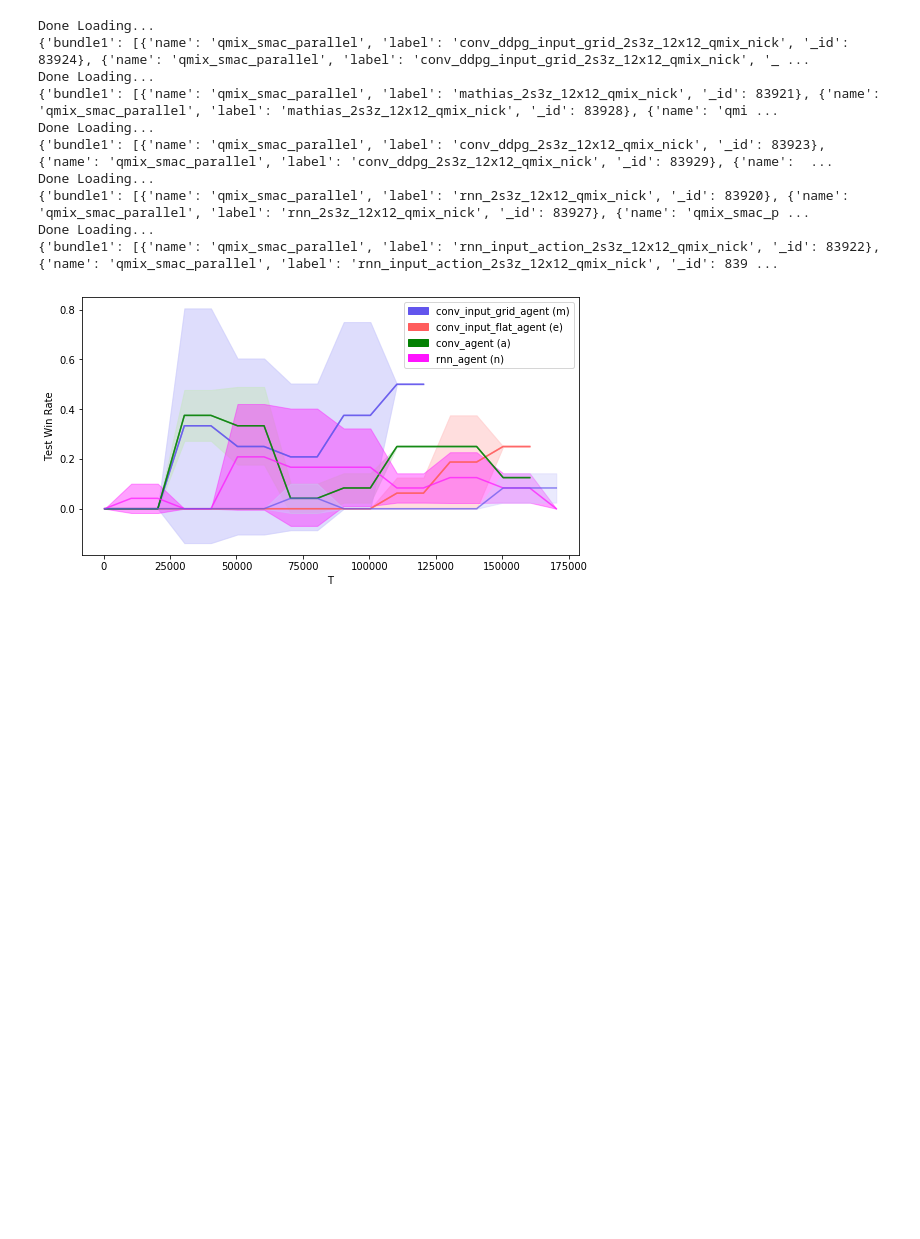
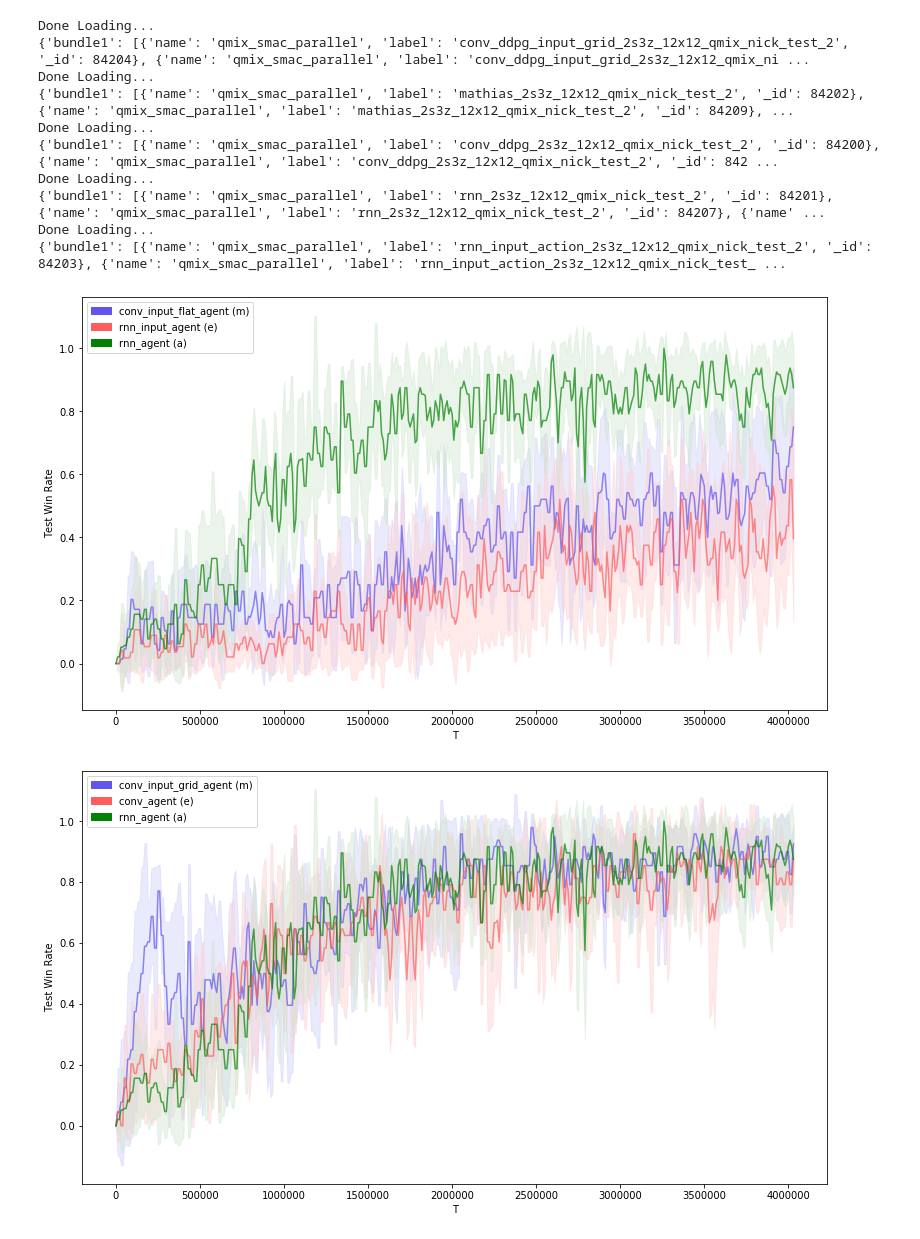
Before and after one commit to nicholasburden/pymarl, a Jupyter notebook: analysis/analysis.ipynb, the cells around one changed output. Drawn from its saved outputs; the diff is of its cells as text; code cells hidden in the pictures; blank space fills up the shorter version.

```diff
--- a/analysis/analysis.ipynb
+++ b/analysis/analysis.ipynb
@@ -13,45 +14,55 @@ mongo_central = MongoCentral(conf_names=["gandalf_pymarl"],
 # %%
 
 #2s3z 12x12 qmix
 
 
-data__conv_ddpg_input_grid = mongo_central.get_name_label_names("", "conv_ddpg_input_grid_2s3z_12x12_qmix_nick")
+data__conv_ddpg_input_grid = mongo_central.get_name_label_names("", "conv_ddpg_input_grid_2s3z_12x12_qmix_nick_test_2")
 print(data__conv_ddpg_input_grid)
 
-data__mathias = mongo_central.get_name_label_names("", "mathias_2s3z_12x12_qmix_nick")
+data__mathias = mongo_central.get_name_label_names("", "mathias_2s3z_12x12_qmix_nick_test_2")
 print(data__mathias)
 
-data__conv_ddpg = mongo_central.get_name_label_names("", "conv_ddpg_2s3z_12x12_qmix_nick")
+data__conv_ddpg = mongo_central.get_name_label_names("", "conv_ddpg_2s3z_12x12_qmix_nick_test_2")
 print(data__conv_ddpg)
 
-data__rnn = mongo_central.get_name_label_names("", "rnn_2s3z_12x12_qmix_nick")
+data__rnn = mongo_central.get_name_label_names("", "rnn_2s3z_12x12_qmix_nick_test_2")
 print(data__rnn)
 
-data__rnn_input_action = mongo_central.get_name_label_names("", "rnn_input_action_2s3z_12x12_qmix_nick")
+data__rnn_input_action = mongo_central.get_name_label_names("", "rnn_input_action_2s3z_12x12_qmix_nick_test_2")
 print(data__rnn_input_action)
 
 
 bavg = bundle_average(mongo_central,
+                      [("conv_input_flat_agent", data__mathias, "test_battle_won_mean", "test_battle_won_mean_T"),
+                       ("rnn_input_agent", data__rnn_input_action, "test_battle_won_mean", "test_battle_won_mean_T"),
+                       ("rnn_agent", data__rnn, "test_battle_won_mean", "test_battle_won_mean_T")
+                      ],
+                      no_fails=True,
+                      window=20000)
+
+bavg2 = bundle_average(mongo_central,
                       [("conv_input_grid_agent", data__conv_ddpg_input_grid, "test_battle_won_mean", "test_battle_won_mean_T"),
-                      ("conv_input_flat_agent", data__mathias, "test_battle_won_mean", "test_battle_won_mean_T"),
                        ("conv_agent", data__conv_ddpg, "test_battle_won_mean", "test_battle_won_mean_T"),
-                       ("rnn_agent", data__rnn, "test_battle_won_mean", "test_battle_won_mean_T"),
-                       ("rnn_input_agent", data__rnn_input_action, "test_battle_won_mean", "test_battle_won_mean_T")
+                       ("rnn_agent", data__rnn, "test_battle_won_mean", "test_battle_won_mean_T")
                       ],
                       no_fails=True,
                       window=20000)
 
 a = plot_bundle_avgs(bavg,
-                     figsize=(10,5))
+                     figsize=(15,8))
+
+b = plot_bundle_avgs(bavg2,
+                     figsize=(15,8))
 # %% [output]
 Done Loading...
-{'bundle1': [{'name': 'qmix_smac_parallel', 'label': 'conv_ddpg_input_grid_2s3z_12x12_qmix_nick', '_id': 83924}, {'name': 'qmix_smac_parallel', 'label': 'conv_ddpg_input_grid_2s3z_12x12_qmix_nick', '_ ...
+{'bundle1': [{'name': 'qmix_smac_parallel', 'label': 'conv_ddpg_input_grid_2s3z_12x12_qmix_nick_test_2', '_id': 84204}, {'name': 'qmix_smac_parallel', 'label': 'conv_ddpg_input_grid_2s3z_12x12_qmix_ni ...
 Done Loading...
-{'bundle1': [{'name': 'qmix_smac_parallel', 'label': 'mathias_2s3z_12x12_qmix_nick', '_id': 83921}, {'name': 'qmix_smac_parallel', 'label': 'mathias_2s3z_12x12_qmix_nick', '_id': 83928}, {'name': 'qmi ...
+{'bundle1': [{'name': 'qmix_smac_parallel', 'label': 'mathias_2s3z_12x12_qmix_nick_test_2', '_id': 84202}, {'name': 'qmix_smac_parallel', 'label': 'mathias_2s3z_12x12_qmix_nick_test_2', '_id': 84209}, ...
 Done Loading...
-{'bundle1': [{'name': 'qmix_smac_parallel', 'label': 'conv_ddpg_2s3z_12x12_qmix_nick', '_id': 83923}, {'name': 'qmix_smac_parallel', 'label': 'conv_ddpg_2s3z_12x12_qmix_nick', '_id': 83929}, {'name':  ...
+{'bundle1': [{'name': 'qmix_smac_parallel', 'label': 'conv_ddpg_2s3z_12x12_qmix_nick_test_2', '_id': 84200}, {'name': 'qmix_smac_parallel', 'label': 'conv_ddpg_2s3z_12x12_qmix_nick_test_2', '_id': 842 ...
 Done Loading...
-{'bundle1': [{'name': 'qmix_smac_parallel', 'label': 'rnn_2s3z_12x12_qmix_nick', '_id': 83920}, {'name': 'qmix_smac_parallel', 'label': 'rnn_2s3z_12x12_qmix_nick', '_id': 83927}, {'name': 'qmix_smac_p ...
+{'bundle1': [{'name': 'qmix_smac_parallel', 'label': 'rnn_2s3z_12x12_qmix_nick_test_2', '_id': 84201}, {'name': 'qmix_smac_parallel', 'label': 'rnn_2s3z_12x12_qmix_nick_test_2', '_id': 84207}, {'name' ...
 Done Loading...
-{'bundle1': [{'name': 'qmix_smac_parallel', 'label': 'rnn_input_action_2s3z_12x12_qmix_nick', '_id': 83922}, {'name': 'qmix_smac_parallel', 'label': 'rnn_input_action_2s3z_12x12_qmix_nick', '_id': 839 ...
+{'bundle1': [{'name': 'qmix_smac_parallel', 'label': 'rnn_input_action_2s3z_12x12_qmix_nick_test_2', '_id': 84203}, {'name': 'qmix_smac_parallel', 'label': 'rnn_input_action_2s3z_12x12_qmix_nick_test_ ...
-[figure, old version]
+[figure, new version]
+[figure, added]
```
Also changed, not shown: parts of 6 cells of this notebook, 1 other file.
